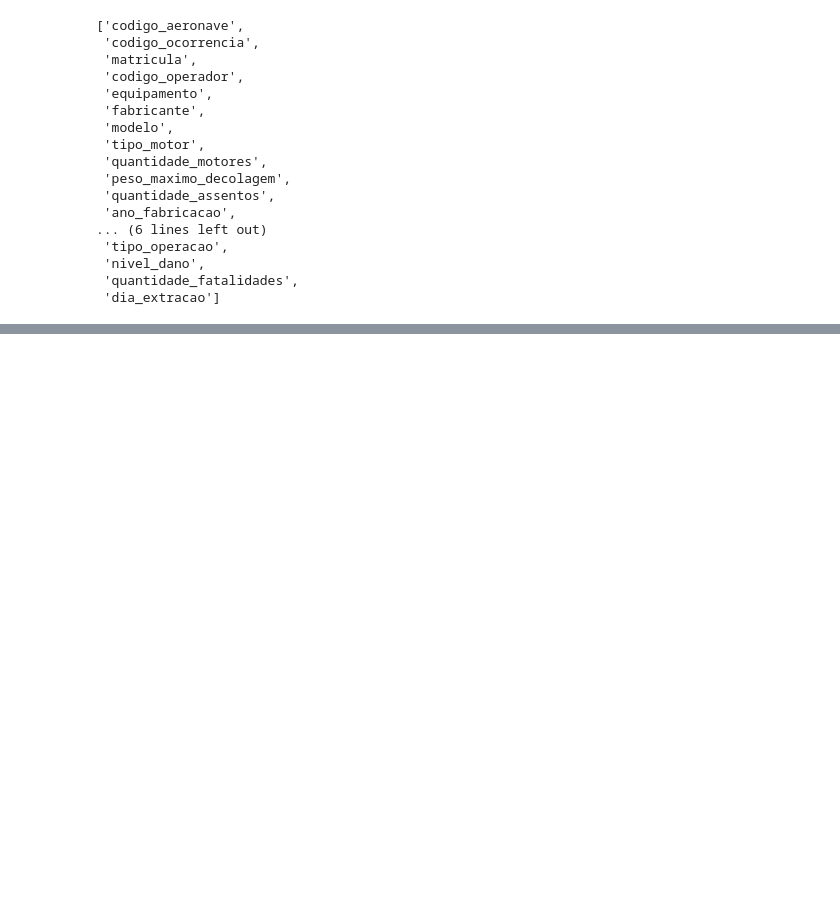
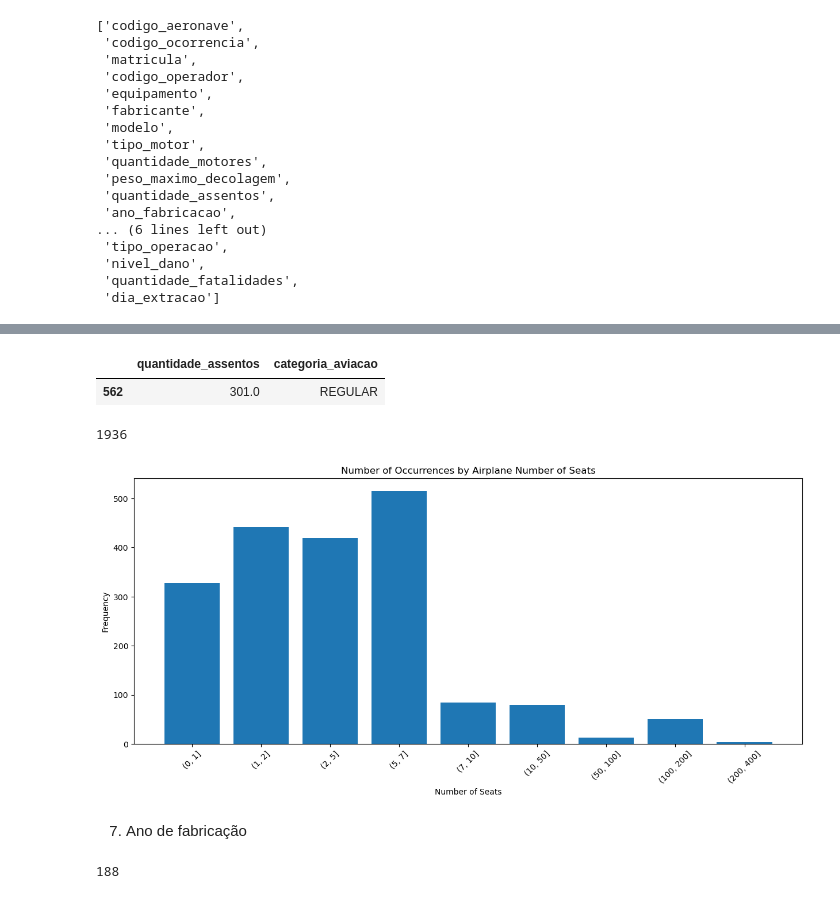
Before and after one commit to larissasayurifutino/brazil-flights-events, a Jupyter notebook: src/descritivas_LarissaSayuriSantos.ipynb, the cells around one changed output, grey strips where cells are left out. Saved outputs shown, nothing was run; the diff lists cells and outputs as text; code cells hidden in the pictures; blank space fills up the shorter version.

```diff
--- a/src/descritivas_LarissaSayuriSantos.ipynb
+++ b/src/descritivas_LarissaSayuriSantos.ipynb
@@ -1149,0 +938,11 @@ ocorr_aero.head()
+# %%
+# Vou criar minhas próprias categorias
+aeronave['quant_assentos_categ'] = pd.cut(aeronave['quantidade_assentos'],
+                                     bins = [0, 1, 2, 5, 7, 10, 50, 100, 200, 400])
+
+df_quant_assentos_categ = aeronave.groupby(['quant_assentos_categ']).agg(freq_abs = ('codigo_ocorrencia', pd.Series.nunique)).sort_index()
+df_quant_assentos_categ.reset_index(inplace = True)
+df_quant_assentos_categ['freq_rel'] = df_quant_assentos_categ['freq_abs']/sum(df_quant_assentos_categ['freq_abs'])
+df_quant_assentos_categ['freq_rel_acum'] = np.cumsum(df_quant_assentos_categ['freq_rel'])
+
+df_quant_assentos_categ
@@ -1149,0 +960,29 @@ ocorr_aero.head()
+# %%
+aeronave[aeronave['quantidade_assentos'] > 300][['quantidade_assentos', 'categoria_aviacao']]
+# %% [output]
+|  | quantidade_assentos | categoria_aviacao |
+| 562 | 301.0 | REGULAR |
+# %%
+sum(df_quant_assentos_categ['freq_abs'])
+# %% [output]
+1936
+# %%
+create_barplot_xaxisrot(x = df_quant_assentos_categ.index,
+                                  y = df_quant_assentos_categ['freq_abs'],
+                                  labels = df_quant_assentos_categ['quant_assentos_categ'],
+                                  xaxis = 'Number of Seats',
+                                  yaxis = 'Frequency',
+                                  title = 'Number of Occurrences by Airplane Number of Seats',
+                                  figsizex = 15, figsizey = 6)
+# %% [output]
+[figure, added]
+# %% [markdown]
+7. Ano de fabricação
+# %%
+ano_fab = aeronave.groupby(['ano_fabricacao']).agg(freq_abs = ('codigo_ocorrencia', pd.Series.nunique)).sort_index()
+ano_fab = ano_fab.drop(labels=None, axis=0, index=0.0)
+ano_fab.reset_index(inplace = True)
+ano_fab['ano_fabricacao'] = ano_fab['ano_fabricacao'].astype(int)
+sum(ano_fab[ano_fab['ano_fabricacao'] < 1970]['freq_abs'])
+# %% [output]
+188
```
Also changed, not shown: parts of 91 cells of this notebook.
